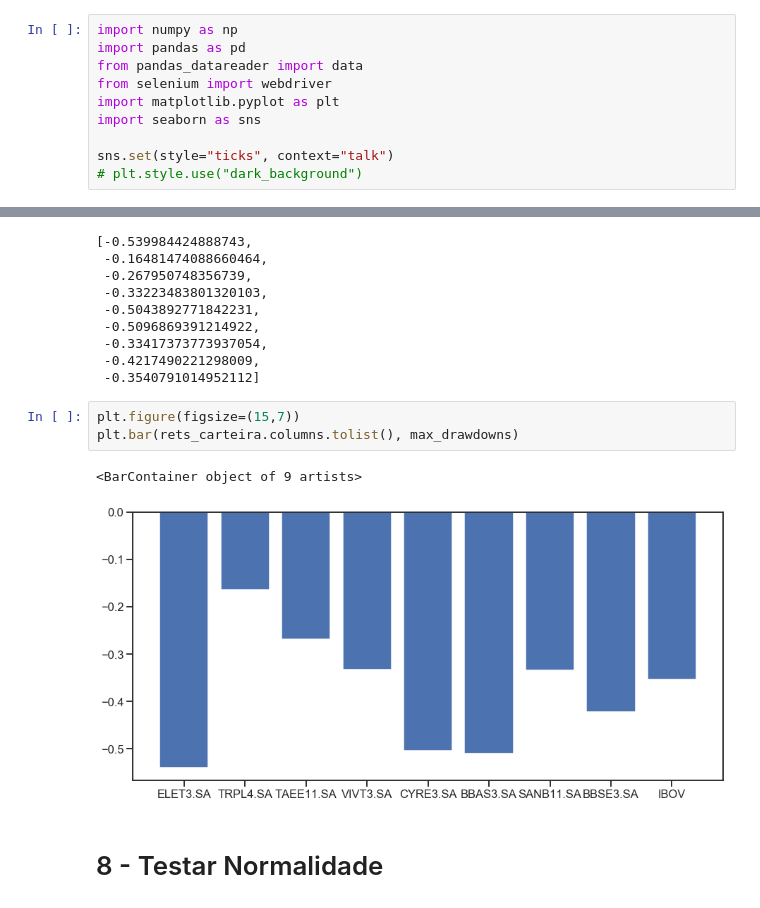
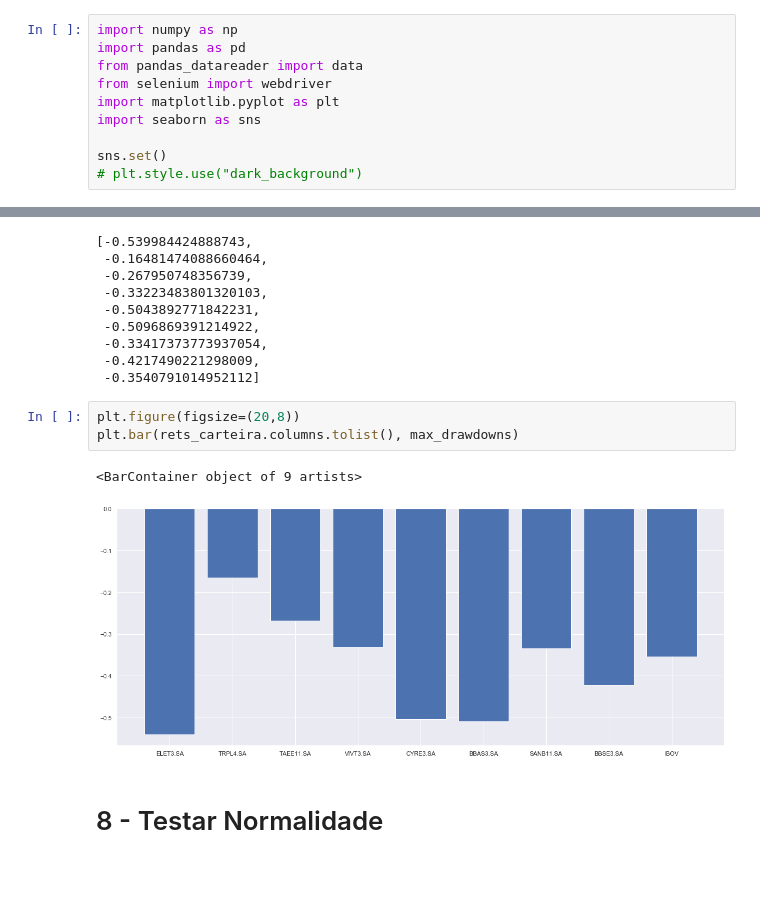
Before and after one commit to HugoAzv/FGV-Quant, a Jupyter notebook: 5 - Projetos/01 - Otimização de Portfólio/Portfolio Research.ipynb, the cells around one changed output, grey strips where cells are left out. Saved outputs shown, nothing was run; the diff lists cells and outputs as text; blank space fills up the shorter version.

```diff
--- a/5 - Projetos/01 - Otimização de Portfólio/Portfolio Research.ipynb
+++ b/5 - Projetos/01 - Otimização de Portfólio/Portfolio Research.ipynb
@@ -34,7 +32,7 @@ from selenium import webdriver
 import matplotlib.pyplot as plt
 import seaborn as sns
 
-sns.set(style="ticks", context="talk")
+sns.set()
 # plt.style.use("dark_background")
 # %% [markdown]
 # 2 - Coletando os dados
@@ -343,11 +351,11 @@ max_drawdowns
  -0.4217490221298009,
  -0.3540791014952112]
 # %%
-plt.figure(figsize=(15,7))
+plt.figure(figsize=(20,8))
 plt.bar(rets_carteira.columns.tolist(), max_drawdowns)
 # %% [output]
 <BarContainer object of 9 artists>
-[figure, old version]
+[figure, new version]
 # %% [markdown]
 # 8 - Testar Normalidade
 # %%
```
Also changed, not shown: parts of 41 cells of this notebook, 11 other files.
